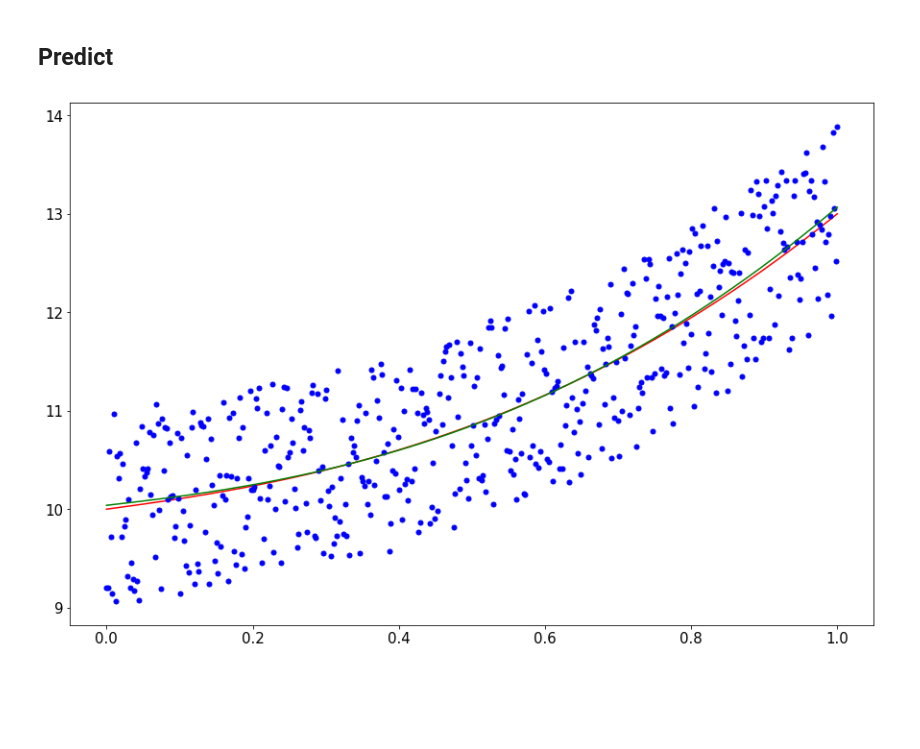
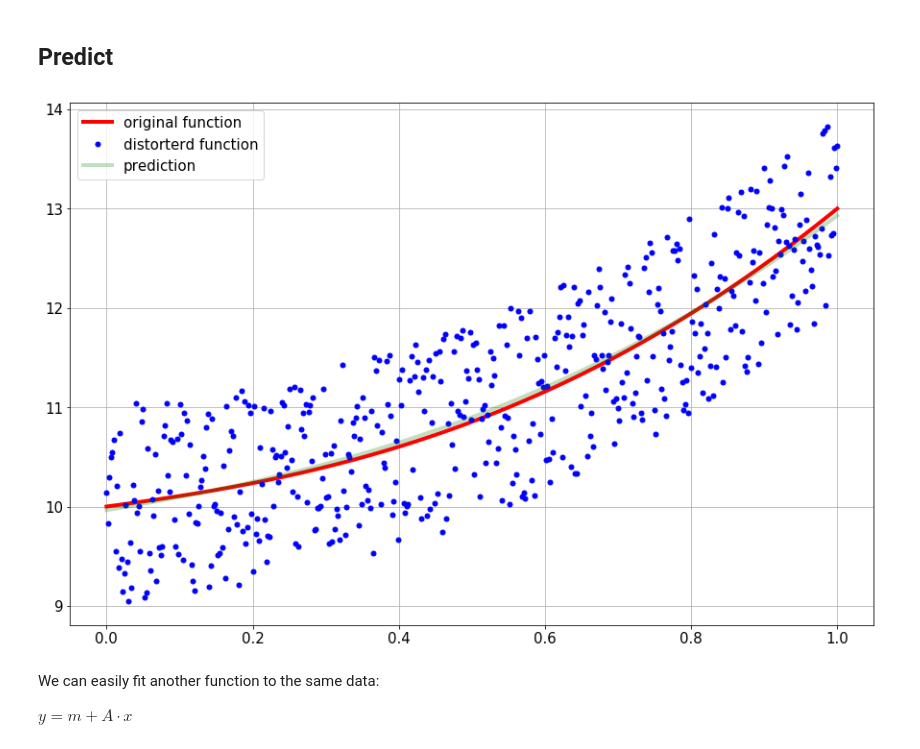
Before and after one commit to martinlarsalbert/curve_fit, a Jupyter notebook: curve_fit.ipynb, the cells around one changed output. Cells and saved outputs as stored; diff of their text form; code cells hidden in the pictures; blank space fills up the shorter version.

```diff
--- a/curve_fit.ipynb
+++ b/curve_fit.ipynb
@@ -6,6 +6,8 @@ import matplotlib.pyplot as plt
 
 plt.rcParams['figure.figsize'] = 15, 10
 plt.rcParams['lines.markersize'] = 10
+plt.rcParams['lines.linewidth'] = 4
+
 plt.rcParams['font.size'] = 15
 
 import numpy as np
@@ -66,8 +75,15 @@ y_pred = equation(x = x,**derivatives)
 # %%
 fig,ax = plt.subplots()
 
-ax.plot(x,y,'r-')
-a = ax.plot(x,y_distorted,'b.')
-a = ax.plot(x,y_pred,'g-')
+ax.plot(x,y,'r-',label = 'original function')
+a = ax.plot(x,y_distorted,'b.',label ='distorterd function')
+a = ax.plot(x,y_pred,'g-',label = 'prediction',alpha = 0.25)
+
+ax.legend()
+ax.grid()
 # %% [output]
-[figure, old version]
+[figure, new version]
+# %% [markdown]
+We can easily fit another function to the same data:
+
+$ y = m + A \cdot x $
```
Also changed, not shown: parts of 8 cells of this notebook.
